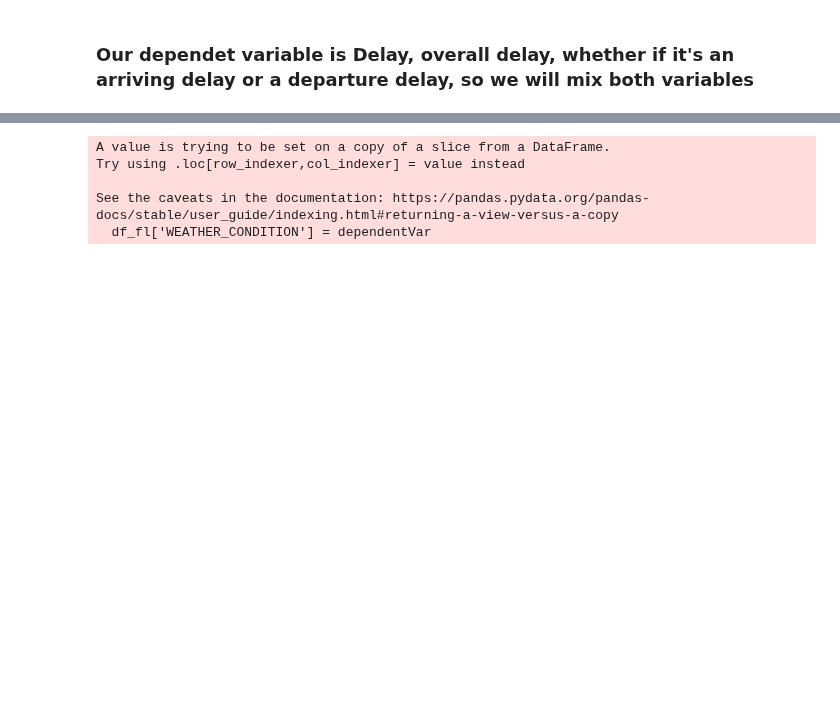
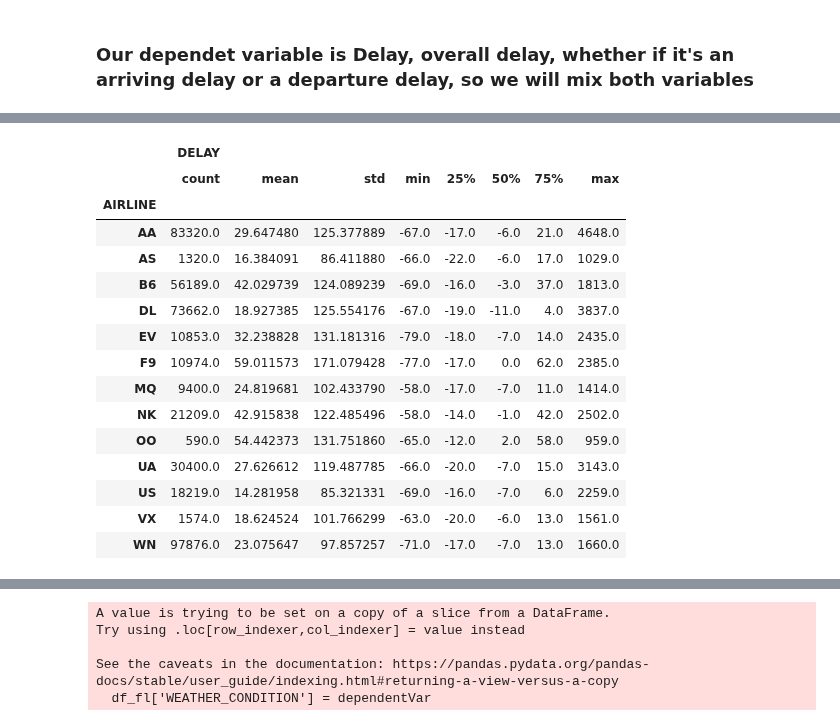
Before and after one commit to EmilioGinzo/Flight-delay, a Jupyter notebook: Project_p676p627_Emilio.ipynb, the cells around one changed output, grey strips where cells are left out. Saved outputs shown, nothing was run; the diff lists cells and outputs as text; code cells hidden in the pictures; blank space fills up the shorter version.

Commit message:
added description of delays

```diff
--- a/Project_p676p627_Emilio.ipynb
+++ b/Project_p676p627_Emilio.ipynb
@@ -338,0 +224,19 @@ Name: DELAY, Length: 415586, dtype: float64
+# %%
+df_fl_flights[['AIRLINE', 'DELAY']].groupby(['AIRLINE']).describe()
+# %% [output]
+|  | DELAY |  |  |  |  |  |  |  |
+|  | count | mean | std | min | 25% | 50% | 75% | max |
+| AIRLINE |  |  |  |  |  |  |  |  |
+| AA | 83320.0 | 29.647480 | 125.377889 | -67.0 | -17.0 | -6.0 | 21.0 | 4648.0 |
+| AS | 1320.0 | 16.384091 | 86.411880 | -66.0 | -22.0 | -6.0 | 17.0 | 1029.0 |
+| B6 | 56189.0 | 42.029739 | 124.089239 | -69.0 | -16.0 | -3.0 | 37.0 | 1813.0 |
+| DL | 73662.0 | 18.927385 | 125.554176 | -67.0 | -19.0 | -11.0 | 4.0 | 3837.0 |
+| EV | 10853.0 | 32.238828 | 131.181316 | -79.0 | -18.0 | -7.0 | 14.0 | 2435.0 |
+| F9 | 10974.0 | 59.011573 | 171.079428 | -77.0 | -17.0 | 0.0 | 62.0 | 2385.0 |
+| MQ | 9400.0 | 24.819681 | 102.433790 | -58.0 | -17.0 | -7.0 | 11.0 | 1414.0 |
+| NK | 21209.0 | 42.915838 | 122.485496 | -58.0 | -14.0 | -1.0 | 42.0 | 2502.0 |
+| OO | 590.0 | 54.442373 | 131.751860 | -65.0 | -12.0 | 2.0 | 58.0 | 959.0 |
+| UA | 30400.0 | 27.626612 | 119.487785 | -66.0 | -20.0 | -7.0 | 15.0 | 3143.0 |
+| US | 18219.0 | 14.281958 | 85.321331 | -69.0 | -16.0 | -7.0 | 6.0 | 2259.0 |
+| VX | 1574.0 | 18.624524 | 101.766299 | -63.0 | -20.0 | -6.0 | 13.0 | 1561.0 |
+| WN | 97876.0 | 23.075647 | 97.857257 | -71.0 | -17.0 | -7.0 | 13.0 | 1660.0 |
```
Also changed, not shown: parts of 10 cells of this notebook.
